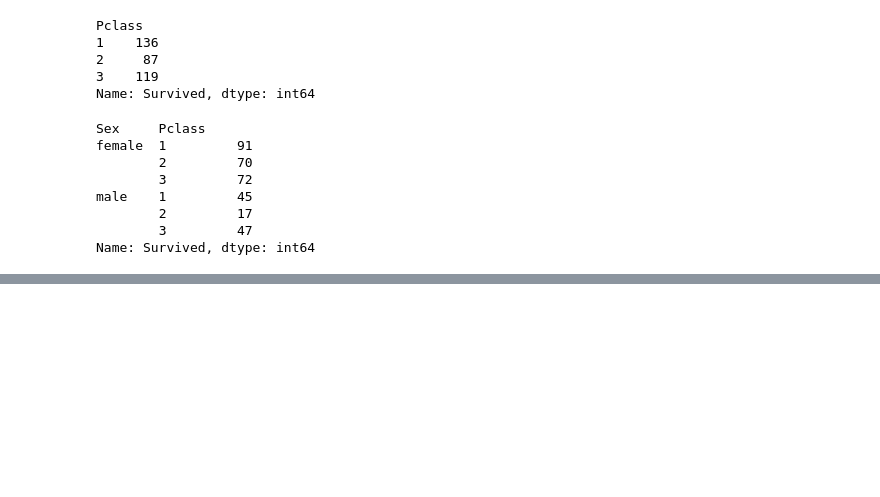
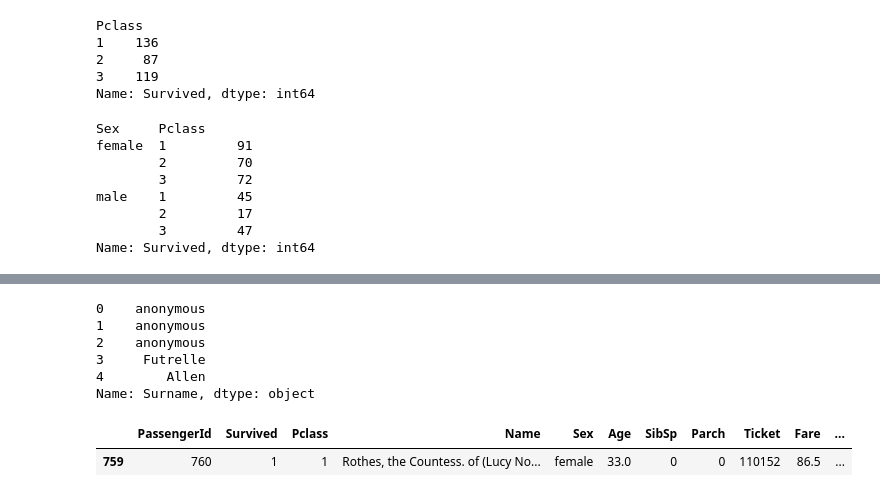
Before and after one commit to erigson/my-fork-2023-fall-data-science-fridays, a Jupyter notebook: Week-01-Pandas/pre_class_practice.ipynb, the cells around one changed output, grey strips where cells are left out. Saved outputs shown, nothing was run; the diff lists cells and outputs as text; code cells hidden in the pictures; blank space fills up the shorter version.

```diff
--- a/Week-01-Pandas/pre_class_practice.ipynb
+++ b/Week-01-Pandas/pre_class_practice.ipynb
@@ -333,0 +372,16 @@ Name: Survived, dtype: int64
+# %%
+titanic['Surname'] = titanic['Name'].str.split(',').str.get(0)
+# %%
+titanic['Surname'].head()
+# %% [output]
+0    anonymous
+1    anonymous
+2    anonymous
+3     Futrelle
+4        Allen
+Name: Surname, dtype: object
+# %%
+titanic[titanic['Name'].str.contains('Count')]
+# %% [output]
+|  | PassengerId | Survived | Pclass | Name | Sex | Age | SibSp | Parch | Ticket | Fare | ... |
+| 759 | 760 | 1 | 1 | Rothes, the Countess. of (Lucy No... | female | 33.0 | 0 | 0 | 110152 | 86.5 | ... |
```
Also changed, not shown: parts of 6 cells of this notebook.
